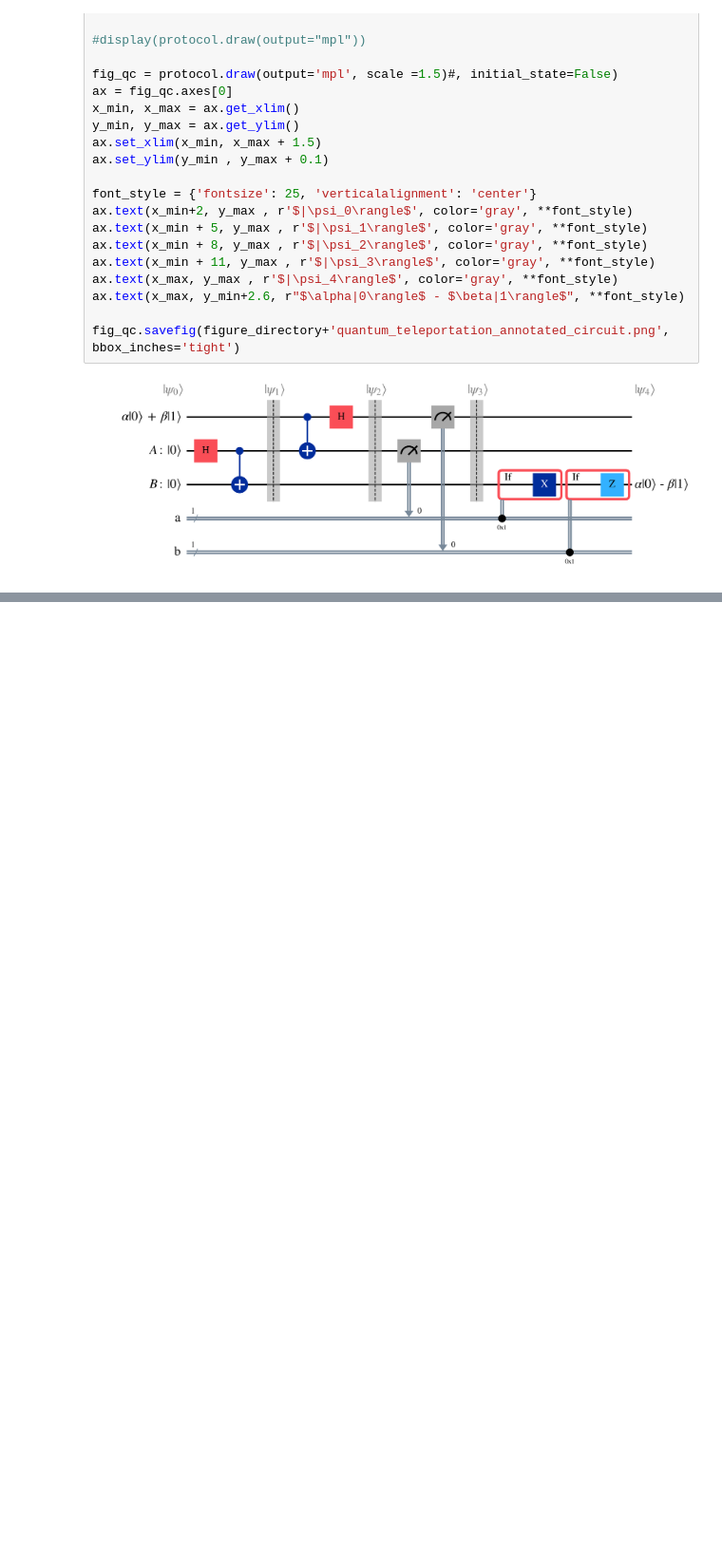
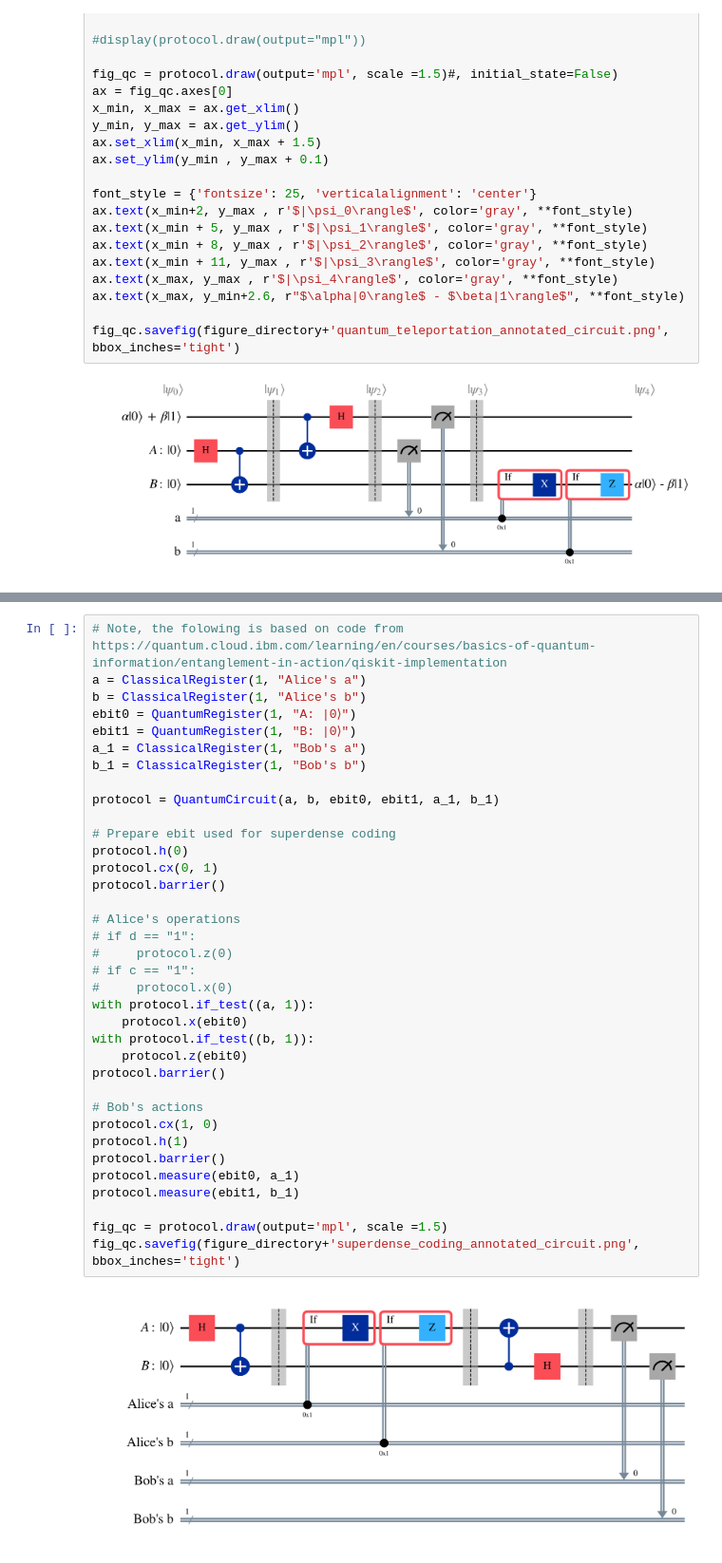
Before and after one commit to Pranav-Acharya1/intro-to-quantum-machine-learning, a Jupyter notebook: Ch2_Quantum_Algorithms.ipynb, the cells around one changed output, grey strips where cells are left out. Shown at 95% size. Cells and saved outputs as stored; diff of their text form; blank space fills up the shorter version.

```diff
--- a/Ch2_Quantum_Algorithms.ipynb
+++ b/Ch2_Quantum_Algorithms.ipynb
@@ -206,0 +338,38 @@ fig_qc.savefig(figure_directory+'quantum_teleportation_annotated_circuit.png', b
+# %%
+# Note, the folowing is based on code from https://quantum.cloud.ibm.com/learning/en/courses/basics-of-quantum-information/entanglement-in-action/qiskit-implementation
+a = ClassicalRegister(1, "Alice's a")
+b = ClassicalRegister(1, "Alice's b")
+ebit0 = QuantumRegister(1, "A: |0⟩")
+ebit1 = QuantumRegister(1, "B: |0⟩")
+a_1 = ClassicalRegister(1, "Bob's a")
+b_1 = ClassicalRegister(1, "Bob's b")
+
+protocol = QuantumCircuit(a, b, ebit0, ebit1, a_1, b_1)
+
+# Prepare ebit used for superdense coding
+protocol.h(0)
+protocol.cx(0, 1)
+protocol.barrier()
+
+# Alice's operations
+# if d == "1":
+#     protocol.z(0)
+# if c == "1":
+#     protocol.x(0)
+with protocol.if_test((a, 1)):
+    protocol.x(ebit0)
+with protocol.if_test((b, 1)):
+    protocol.z(ebit0)
+protocol.barrier()
+
+# Bob's actions
+protocol.cx(1, 0)
+protocol.h(1)
+protocol.barrier()
+protocol.measure(ebit0, a_1)
+protocol.measure(ebit1, b_1)
+
+fig_qc = protocol.draw(output='mpl', scale =1.5)
+fig_qc.savefig(figure_directory+'superdense_coding_annotated_circuit.png', bbox_inches='tight')
+# %% [output]
+[figure, added]
```
Also changed, not shown: parts of 8 cells of this notebook, 8 other files.
